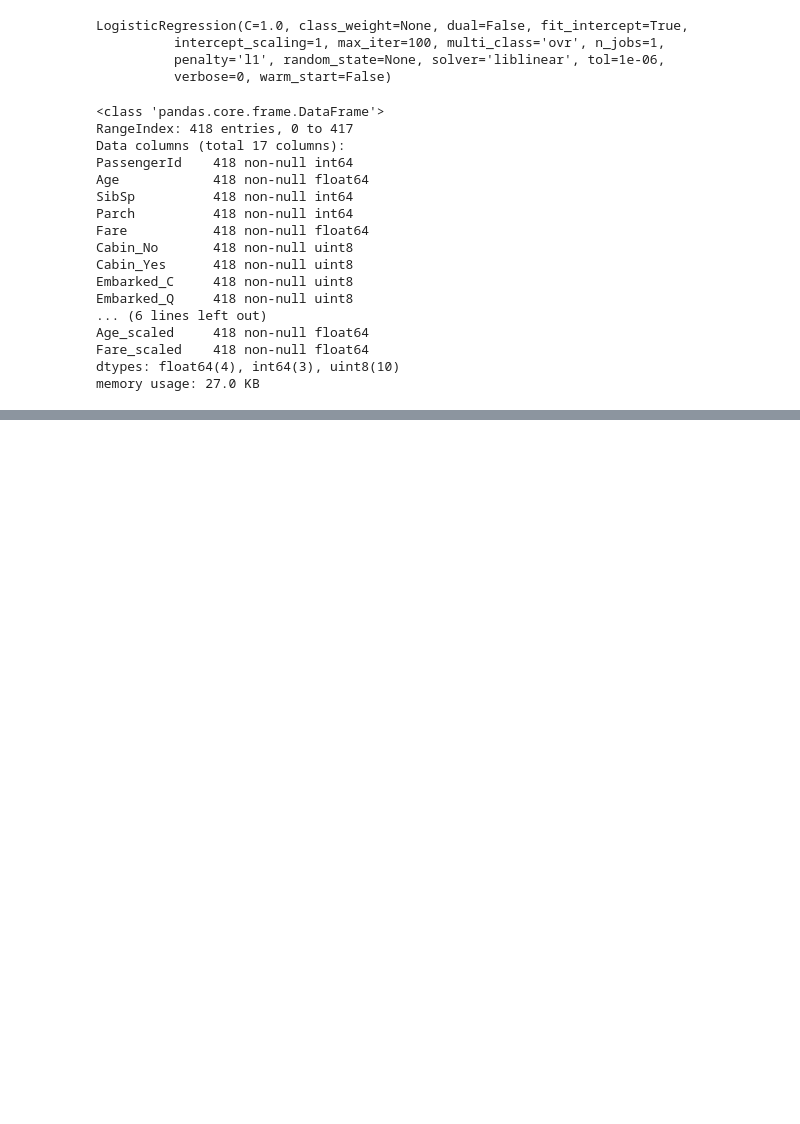
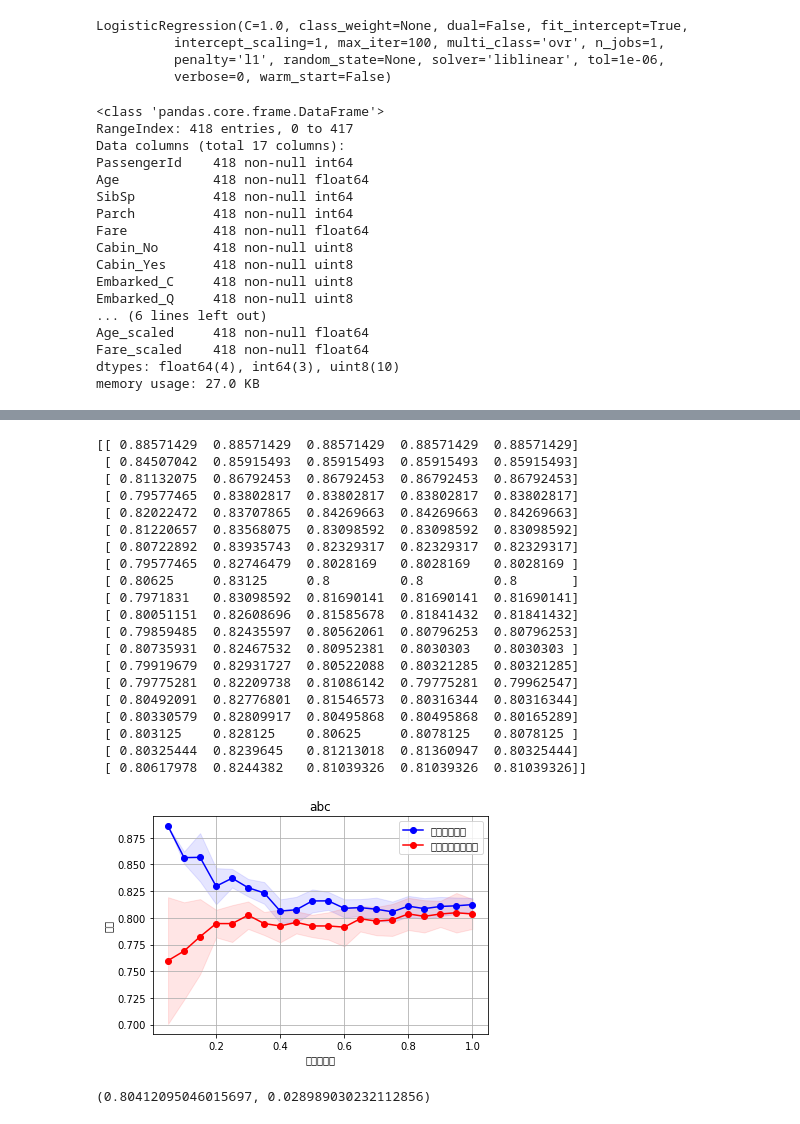
Before and after one commit to fly2mato/AIcompetition, a Jupyter notebook: Titanic/Untitled.ipynb, the cells around one changed output, grey strips where cells are left out. Saved outputs shown, nothing was run; the diff lists cells and outputs as text; code cells hidden in the pictures; blank space fills up the shorter version.

```diff
--- a/Titanic/Untitled.ipynb
+++ b/Titanic/Untitled.ipynb
@@ -285,0 +355,68 @@ result.to_csv("./logistic_regression_predictions.csv", index=False)
+# %%
+from sklearn.learning_curve import learning_curve
+
+def plot_learning_curv(estimator, title, X, y, ylim=None, cv=None, n_jobs=1,
+                      train_sizes=np.linspace(.05, 1., 20), verbose=0, plot=True):
+
+    train_size, train_scores, test_scores = learning_curve(estimator, X, y, cv=cv, n_jobs=n_jobs, train_sizes=train_sizes, verbose=verbose)
+
+    print(train_scores)
+
+    train_scores_mean = np.mean(train_scores, axis=1)
+    train_scores_std = np.std(train_scores, axis=1)
+    test_scores_mean = np.mean(test_scores, axis=1)
+    test_scores_std = np.std(test_scores, axis=1)
+
+    if plot:
+        plt.figure()
+        plt.title(title)
+        if ylim is not None:
+            plt.ylim(*ylim)
+        plt.xlabel(u"训练样本数")
+        plt.ylabel(u"得分")
+        #plt.gca().invert_yaxis()
+        plt.grid()
+
+        plt.fill_between(train_sizes, train_scores_mean - train_scores_std, train_scores_mean + train_scores_std,
+                         alpha=0.1, color="b")
+        plt.fill_between(train_sizes, test_scores_mean - test_scores_std, test_scores_mean + test_scores_std,
+                         alpha=0.1, color="r")
+        plt.plot(train_sizes, train_scores_mean, 'o-', color="b", label=u"训练集上得分")
+        plt.plot(train_sizes, test_scores_mean, 'o-', color="r", label=u"交叉验证集上得分")
+
+        plt.legend(loc="best")
+
+        plt.draw()
+        plt.show()
+        #plt.gca().invert_yaxis()
+
+    midpoint = ((train_scores_mean[-1] + train_scores_std[-1]) + (test_scores_mean[-1] - test_scores_std[-1])) / 2
+    diff = (train_scores_mean[-1] + train_scores_std[-1]) - (test_scores_mean[-1] - test_scores_std[-1])
+    return midpoint, diff
+
+#plot_learning_curv(clf, u"学习曲线", X, y)
+# %%
+plot_learning_curv(clf,u'abc', X, y, cv=5)
+# %% [output]
+[[ 0.88571429  0.88571429  0.88571429  0.88571429  0.88571429]
+ [ 0.84507042  0.85915493  0.85915493  0.85915493  0.85915493]
+ [ 0.81132075  0.86792453  0.86792453  0.86792453  0.86792453]
+ [ 0.79577465  0.83802817  0.83802817  0.83802817  0.83802817]
+ [ 0.82022472  0.83707865  0.84269663  0.84269663  0.84269663]
+ [ 0.81220657  0.83568075  0.83098592  0.83098592  0.83098592]
+ [ 0.80722892  0.83935743  0.82329317  0.82329317  0.82329317]
+ [ 0.79577465  0.82746479  0.8028169   0.8028169   0.8028169 ]
+ [ 0.80625     0.83125     0.8         0.8         0.8       ]
+ [ 0.7971831   0.83098592  0.81690141  0.81690141  0.81690141]
+ [ 0.80051151  0.82608696  0.81585678  0.81841432  0.81841432]
+ [ 0.79859485  0.82435597  0.80562061  0.80796253  0.80796253]
+ [ 0.80735931  0.82467532  0.80952381  0.8030303   0.8030303 ]
+ [ 0.79919679  0.82931727  0.80522088  0.80321285  0.80321285]
+ [ 0.79775281  0.82209738  0.81086142  0.79775281  0.79962547]
+ [ 0.80492091  0.82776801  0.81546573  0.80316344  0.80316344]
+ [ 0.80330579  0.82809917  0.80495868  0.80495868  0.80165289]
+ [ 0.803125    0.828125    0.80625     0.8078125   0.8078125 ]
+ [ 0.80325444  0.8239645   0.81213018  0.81360947  0.80325444]
+ [ 0.80617978  0.8244382   0.81039326  0.81039326  0.81039326]]
+[figure, added]
+(0.80412095046015697, 0.028989030232112856)
```
Also changed, not shown: parts of 6 cells of this notebook, 3 other files.
